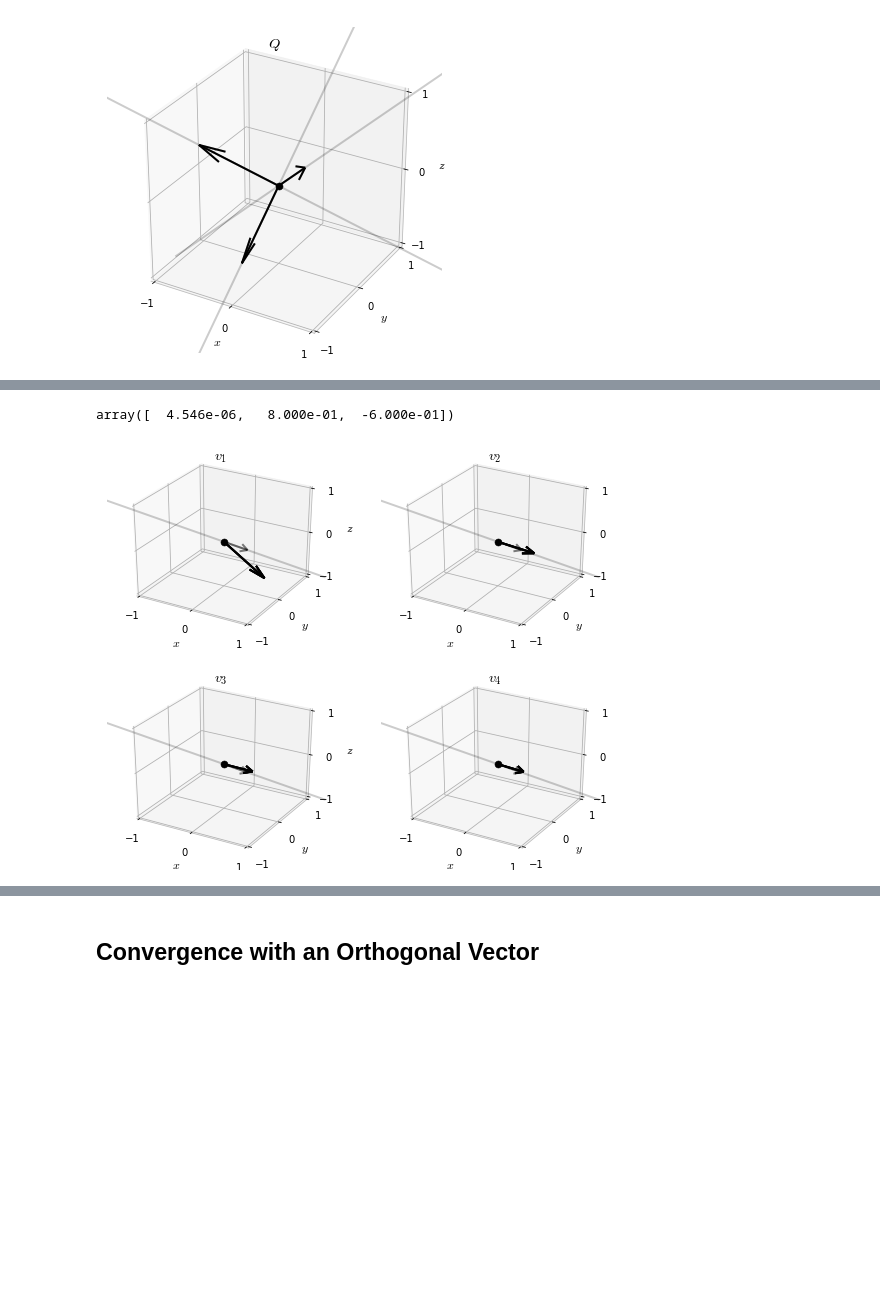
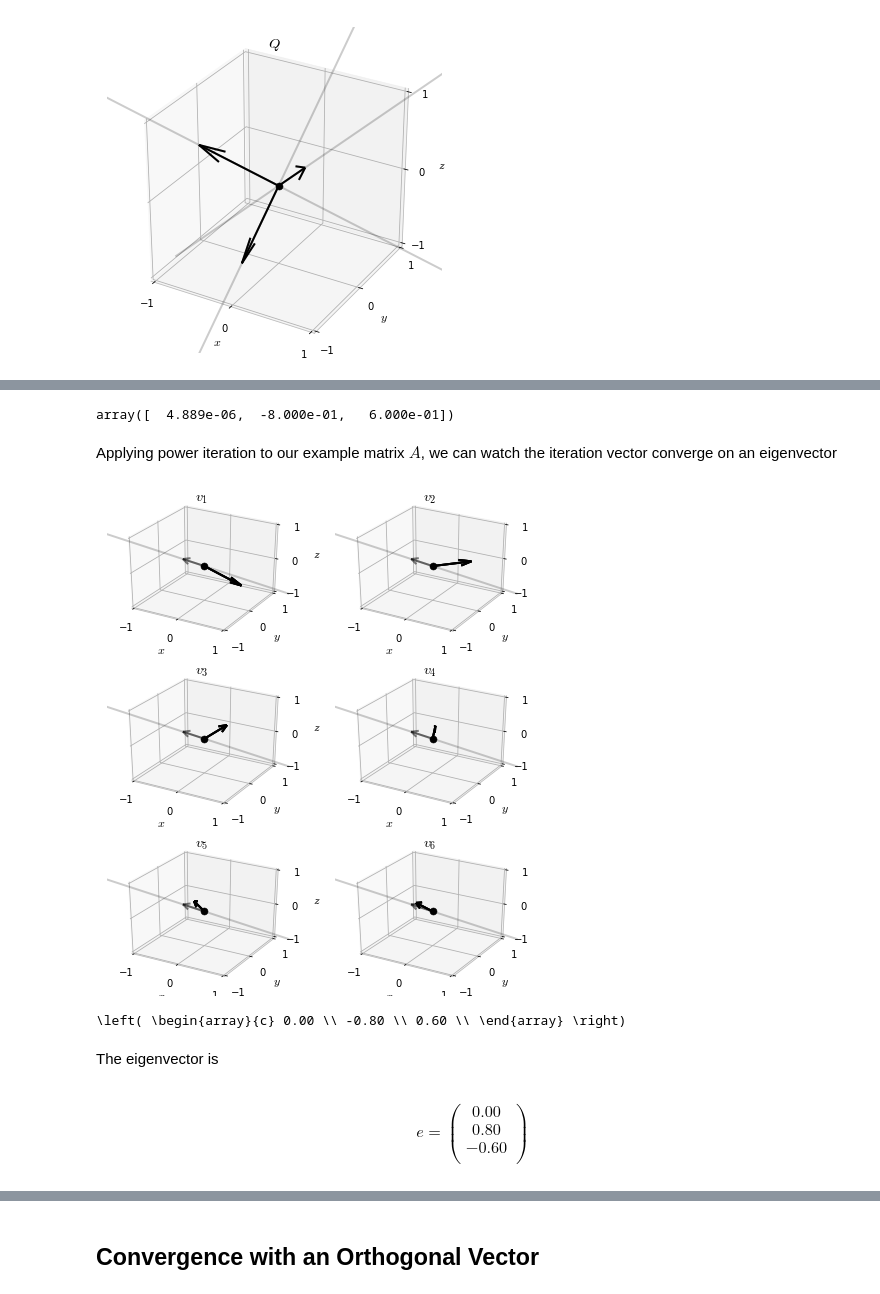
Before and after one commit to madrury/qr-algorithm, a Jupyter notebook: qr-algorithm.ipynb, the cells around one changed output, grey strips where cells are left out. Cells and saved outputs as stored; diff of their text form; code cells hidden in the pictures; blank space fills up the shorter version.

Commit message:
Add section on power iteration.

```diff
--- a/qr-algorithm.ipynb
+++ b/qr-algorithm.ipynb
@@ -149,15 +140,24 @@ $$ \left( \begin{array}{ccc} 2.92 & -0.86 & 1.15 \\ -0.86 & 6.51 & 3.32 \\ 1.15
 # %%
 e, memo = power_iteration(A)
+e
+# %% [output]
+array([  4.889e-06,  -8.000e-01,   6.000e-01])
-# %%
-e
-# %% [output]
-array([  4.546e-06,   8.000e-01,  -6.000e-01])
+# %% [markdown]
+Applying power iteration to our example matrix $A$, we can watch the iteration vector converge on an eigenvector
 # %%
-fig = plt.figure(figsize=(12*0.75, 10*0.75))
+fig = plt.figure(figsize=(10*0.75, 12*0.75))
 
-for i, v in enumerate(memo[:4]):
-    ax = fig.add_subplot(2, 2, i+1, projection='3d', axisbg='white')
+for i, v in enumerate(memo[:6]):
+    ax = fig.add_subplot(3, 2, i+1, projection='3d', axisbg='white')
     plot_vector(ax, v, e)
     ax.set_title("$v_{{{}}}$".format(i+1))
 # %% [output]
-[figure, old version]
+[figure, new version]
+# %%
+print(np2latex(e))
+# %% [output]
+\left( \begin{array}{c} 0.00 \\ -0.80 \\ 0.60 \\ \end{array} \right)
+# %% [markdown]
+The eigenvector is
+# %% [markdown]
+$$ e = \left( \begin{array}{c} 0.00 \\ 0.80 \\ -0.60 \\ \end{array} \right) $$
```
Also changed, not shown: parts of 15 cells of this notebook.
